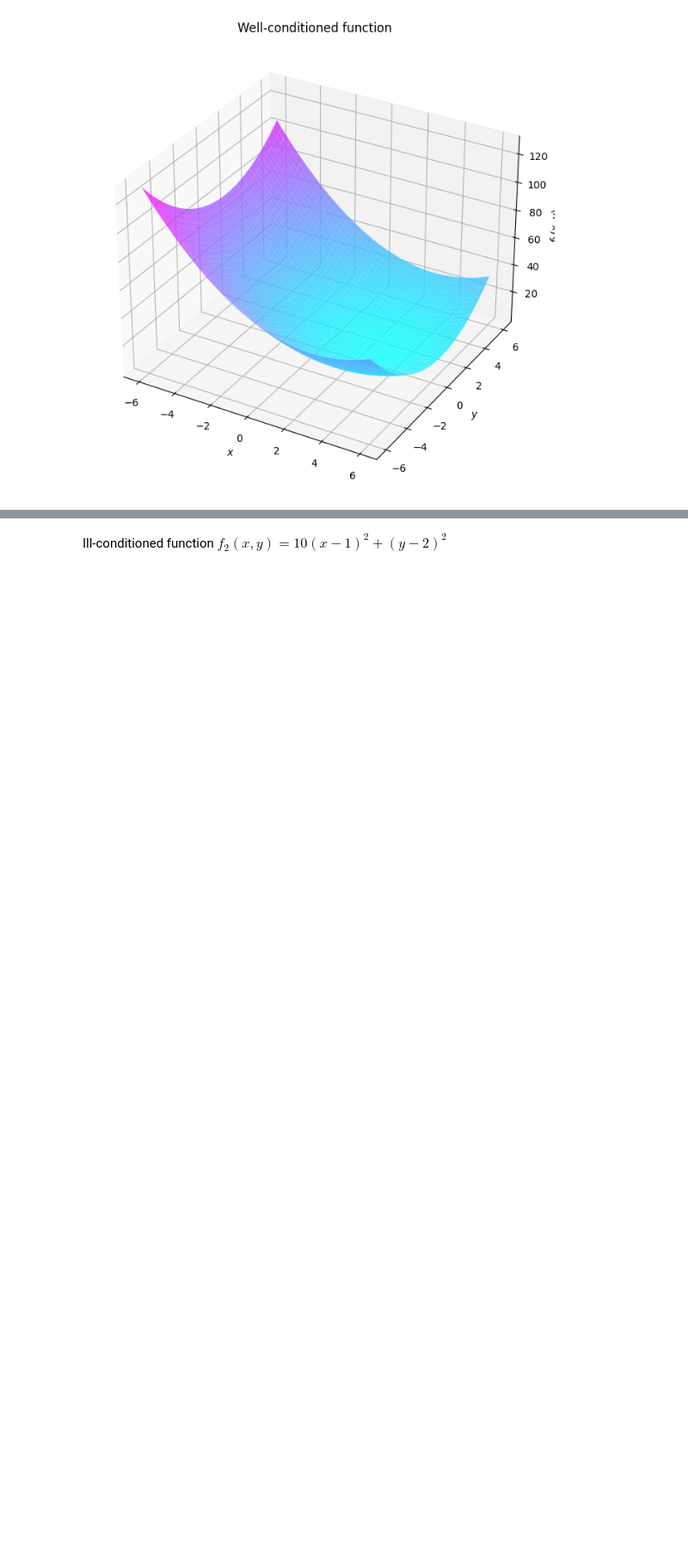
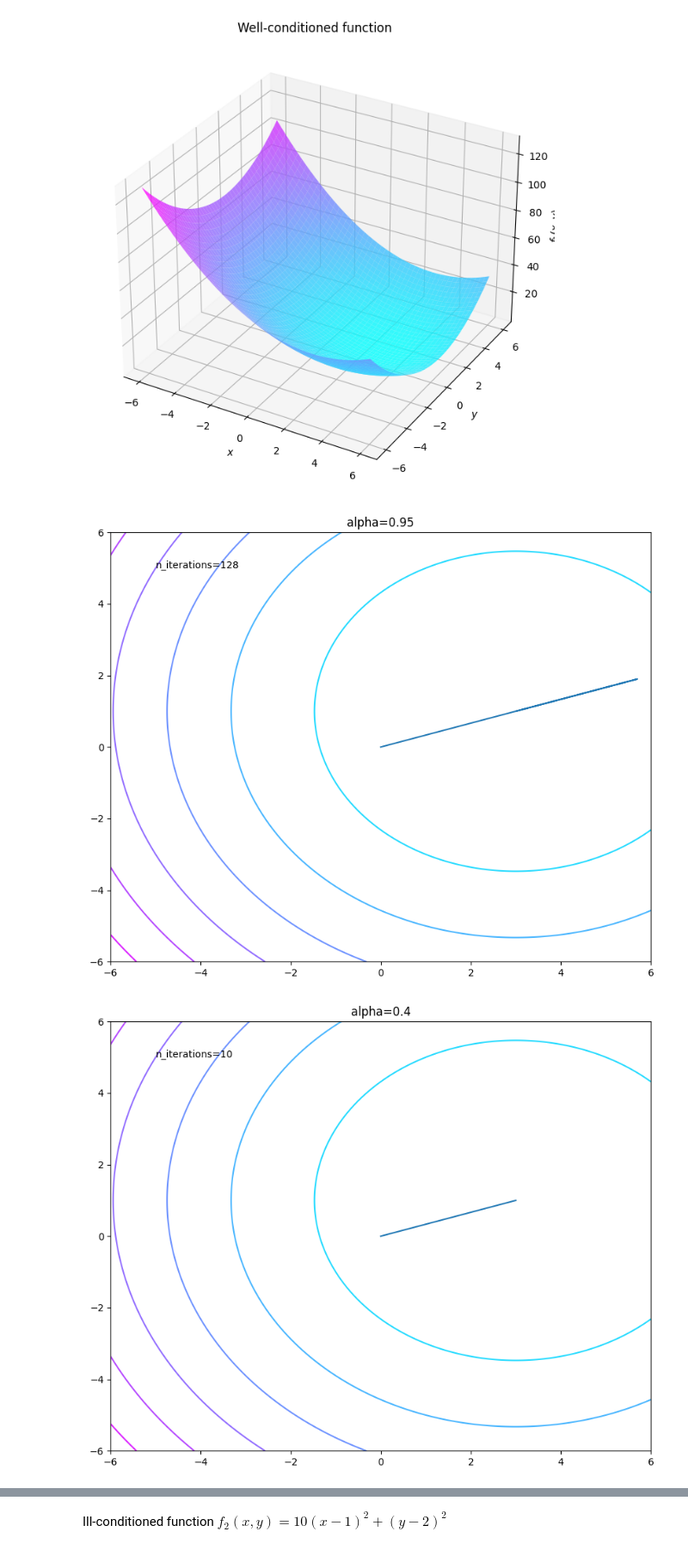
Before and after one commit to SiddharthYadav-v/DS401_Optimization_for_data_science, a Jupyter notebook: Assignment-2/solution.ipynb, the cells around one changed output, grey strips where cells are left out. Shown at 86% size. Cells and saved outputs as stored; diff of their text form; code cells hidden in the pictures; blank space fills up the shorter version.

```diff
--- a/Assignment-2/solution.ipynb
+++ b/Assignment-2/solution.ipynb
@@ -164,14 +164,15 @@ Well conditioned function:
 
 $f_1(x, y) = (x - 3)^2 + (y - 1)^2$
 # %%
-def f1(x, y):
-    return (x-3)**2 + (y-1)**2
+def f1(x):
+    return np.sum((x - np.array([3, 1]))**2, axis=-1)
 # %%
 x_vals = np.linspace(-6, 6, 1000)
 y_vals = np.linspace(-6, 6, 1000)
 
 x, y = np.meshgrid(x_vals, y_vals)
-z = f1(x, y)
+xy = np.stack((x, y), axis=2)
+z = f1(xy)
 
 fig = plt.figure(figsize=(10, 8))
 ax = plt.axes(projection='3d')
@@ -184,3 +185,21 @@ ax.set_zlabel('$f_1(x, y)$')
 plt.show()
 # %% [output]
 [figure]
+# %%
+alphas = [0.95, 0.4, 0.05]
+
+paths = []
+for alpha in alphas:
+    GD(f1, np.array([0.0, 0.0]), alpha)
+
+for i in range(len(alphas)):
+    plt.figure(figsize=(10, 8))
+    contour_plot = plt.contour(x, y, z, cmap='cool')
+    path = np.array(paths[i])
+    plt.plot(path[:, 0], path[:, 1])
+    plt.title(f"alpha={alphas[i]}")
+    plt.text(-5, 5, f"n_iterations={len(path)}")
+    plt.show()
+# %% [output]
+[figure, added]
+[figure, added]
```
Also changed, not shown: parts of 9 cells of this notebook.
